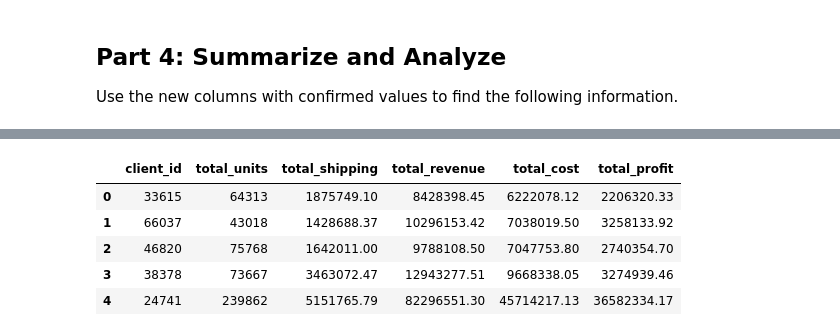
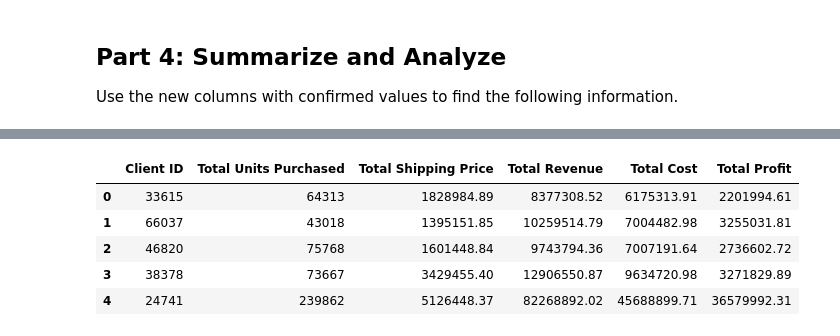
Before and after one commit to Ed-Lovera/pandas-challenge-1, a Jupyter notebook: wholesale_data_analysis_starter_code.ipynb, the cells around one changed output, grey strips where cells are left out. Drawn from its saved outputs; the diff is of its cells as text; code cells hidden in the pictures.

```diff
--- a/wholesale_data_analysis_starter_code.ipynb
+++ b/wholesale_data_analysis_starter_code.ipynb
@@ -163,7 +163,7 @@ df["shipping_rate"] = standard_ship_rate
 df.loc[df["total_weight"] > 50, "shipping_rate"] = discount_ship_rate
 
 # Calculate the shipping price for each line.
-df["shipping_price"] = df["shipping_rate"] * df["total_weight"]
+df["shipping_price"] = round(df["shipping_rate"] * df["total_weight"], 2)
 
 print("Preview of the new columns and their input columns:")
 df[["unit_weight", "qty", "total_weight", "shipping_rate", "shipping_price"]]
@@ -187,8 +187,8 @@ Preview of the new columns and their input columns:
 ### Create a column for the total price using the subtotal and the shipping price along with a sales tax of 9.25%. (6 points)
 # %%
 # Create a column for the total price using the subtotal and the shipping price along with a sales tax of 9.25%
-df["total_price"] = round((df["subtotal"] + df["shipping_price"]) * 1.0925, 2)
+df["line_price"] = round((df["subtotal"] + df["shipping_price"]) * 1.0925, 2)
 
-print("Preview of the new 'total_price' column and it's input columns:")
-df[["subtotal", "shipping_price", "total_price"]]
+print("Preview of the new 'line_price' column and it's input columns:")
+df[["subtotal", "shipping_price", "line_price"]]
 # %% [output]
@@ -212,9 +212,9 @@ Preview of the new 'total_price' column and it's input columns:
 # %%
 # Create a column for the cost of each line using unit cost, qty, and
 # shipping price (assume the shipping cost is exactly what is charged to the client).
-df["order_cost"] = df["unit_cost"] * df["qty"] + df["shipping_price"]
+df["line_cost"] = round(df["unit_cost"] * df["qty"] + df["shipping_price"], 2)
 
 print("Preview of the new 'order_cost' column and it's input columns:")
-df[["unit_cost", "qty", "shipping_price", "order_cost"]]
+df[["unit_cost", "qty", "shipping_price", "line_cost"]]
 # %% [output]
 Preview of the new 'order_cost' column and it's input columns:
@@ -236,9 +236,9 @@ Preview of the new 'order_cost' column and it's input columns:
 ### Create a column for the profit of each line using line cost and line price. (6 points)
 # %%
 # Create a column for the profit of each line using line cost and line price
-df["order_profit"] = df["total_price"] - df["order_cost"]
+df["line_profit"] = round(df["line_price"] - df["line_cost"], 2)
 
 print("Preview of the new 'order_profit' column and it's input columns:")
-df[["total_price", "order_cost", "order_profit"]]
+df[["line_price", "line_cost", "line_profit"]]
 # %% [output]
 Preview of the new 'order_profit' column and it's input columns:
@@ -294,20 +301,21 @@ Client 24741 total: 82296551.30
 # %%
 # Create a summary DataFrame showing the totals for the for the top 5 clients with the following information:
 # total units purchased, total shipping price, total revenue, and total profit.
 summary_df = pd.DataFrame({
-    "total_units": df.groupby("client_id")["qty"].sum(),
-    "total_shipping": df.groupby("client_id")["shipping_price"].sum(),
-    "total_revenue": df.groupby("client_id")["total_price"].sum(),
-    "total_cost": df.groupby("client_id")["line_cost"].sum(),
-    "total_profit": df.groupby("client_id")["line_profit"].sum()
+    "Total Units Purchased": df.groupby("client_id")["qty"].sum(),
+    "Total Shipping Price": df.groupby("client_id")["shipping_price"].sum(),
+    "Total Revenue": df.groupby("client_id")["line_price"].sum(),
+    "Total Cost": df.groupby("client_id")["line_cost"].sum(),
+    "Total Profit": df.groupby("client_id")["line_profit"].sum()
 })
 summary_df = summary_df.loc[most_client_ids]
 summary_df.reset_index(inplace=True)
+summary_df.rename(columns={"client_id": "Client ID"}, inplace=True)
 summary_df
 # %% [output]
-|  | client_id | total_units | total_shipping | total_revenue | total_cost | total_profit |
-| 0 | 33615 | 64313 | 1875749.10 | 8428398.45 | 6222078.12 | 2206320.33 |
-| 1 | 66037 | 43018 | 1428688.37 | 10296153.42 | 7038019.50 | 3258133.92 |
-| 2 | 46820 | 75768 | 1642011.00 | 9788108.50 | 7047753.80 | 2740354.70 |
-| 3 | 38378 | 73667 | 3463072.47 | 12943277.51 | 9668338.05 | 3274939.46 |
-| 4 | 24741 | 239862 | 5151765.79 | 82296551.30 | 45714217.13 | 36582334.17 |
+|  | Client ID | Total Units Purchased | Total Shipping Price | Total Revenue | Total Cost | Total Profit |
+| 0 | 33615 | 64313 | 1828984.89 | 8377308.52 | 6175313.91 | 2201994.61 |
+| 1 | 66037 | 43018 | 1395151.85 | 10259514.79 | 7004482.98 | 3255031.81 |
+| 2 | 46820 | 75768 | 1601448.84 | 9743794.36 | 7007191.64 | 2736602.72 |
+| 3 | 38378 | 73667 | 3429455.40 | 12906550.87 | 9634720.98 | 3271829.89 |
+| 4 | 24741 | 239862 | 5126448.37 | 82268892.02 | 45688899.71 | 36579992.31 |
```
Also changed, not shown: parts of 15 cells of this notebook.
